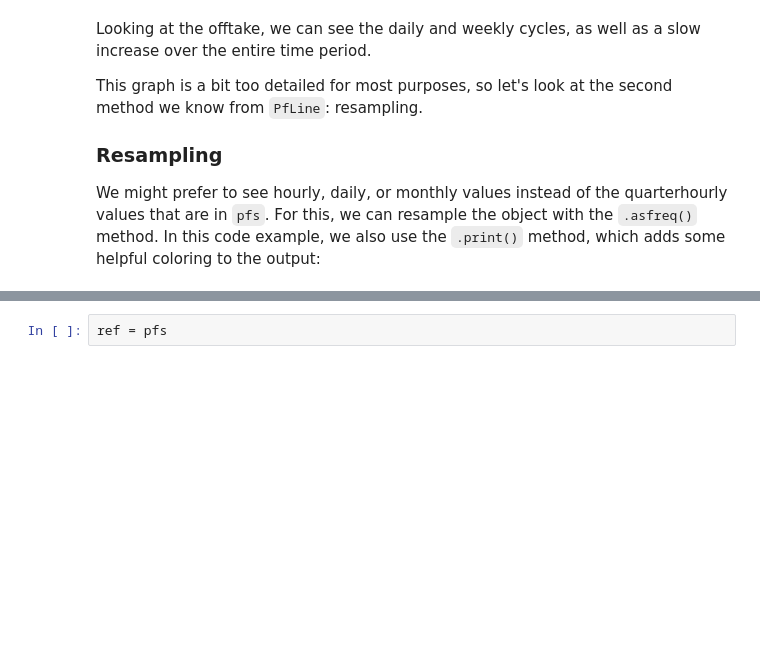
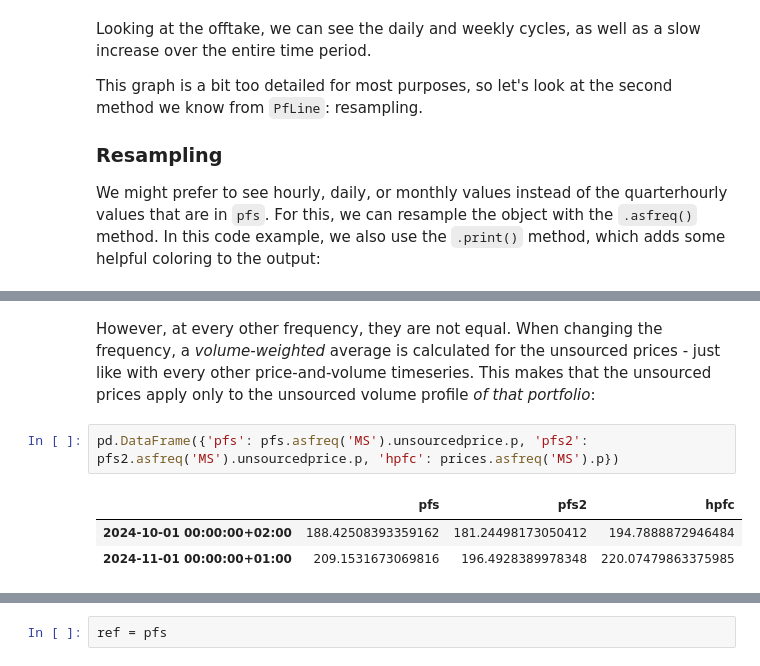
Before and after one commit to rwijtvliet/portfolyo, a Jupyter notebook: docs/tutorial/part3.ipynb, the cells around one changed output, grey strips where cells are left out. Saved outputs shown, nothing was run; the diff lists cells and outputs as text; blank space fills up the shorter version.

```diff
--- a/docs/tutorial/part3.ipynb
+++ b/docs/tutorial/part3.ipynb
@@ -90,0 +130,8 @@ PfState object.
+# %% [markdown]
+However, at every other frequency, they are not equal. When changing the frequency, a *volume-weighted* average is calculated for the unsourced prices - just like with every other price-and-volume timeseries. This makes that the unsourced prices apply only to the unsourced volume profile *of that portfolio*:
+# %%
+pd.DataFrame({'pfs': pfs.asfreq('MS').unsourcedprice.p, 'pfs2': pfs2.asfreq('MS').unsourcedprice.p, 'hpfc': prices.asfreq('MS').p})
+# %% [output]
+|  | pfs | pfs2 | hpfc |
+| 2024-10-01 00:00:00+02:00 | 188.42508393359162 | 181.24498173050412 | 194.7888872946484 |
+| 2024-11-01 00:00:00+01:00 | 209.1531673069816 | 196.4928389978348 | 220.07479863375985 |
```
Also changed, not shown: parts of 42 cells of this notebook, 18 other files.
